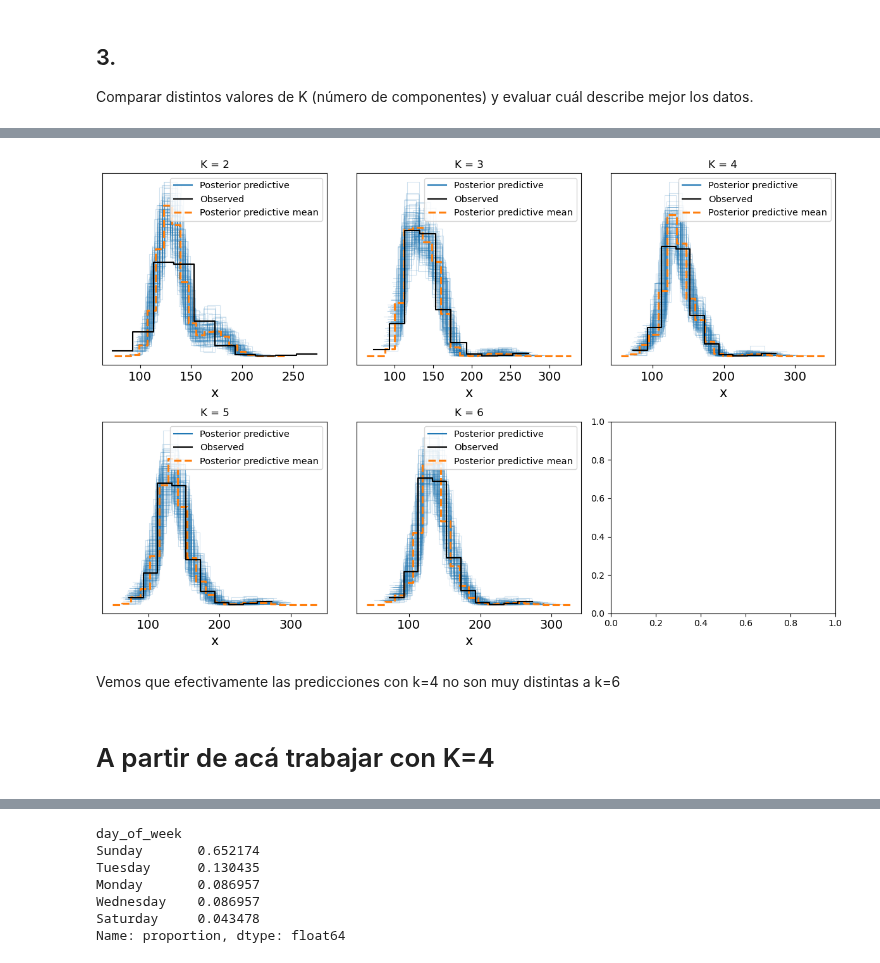
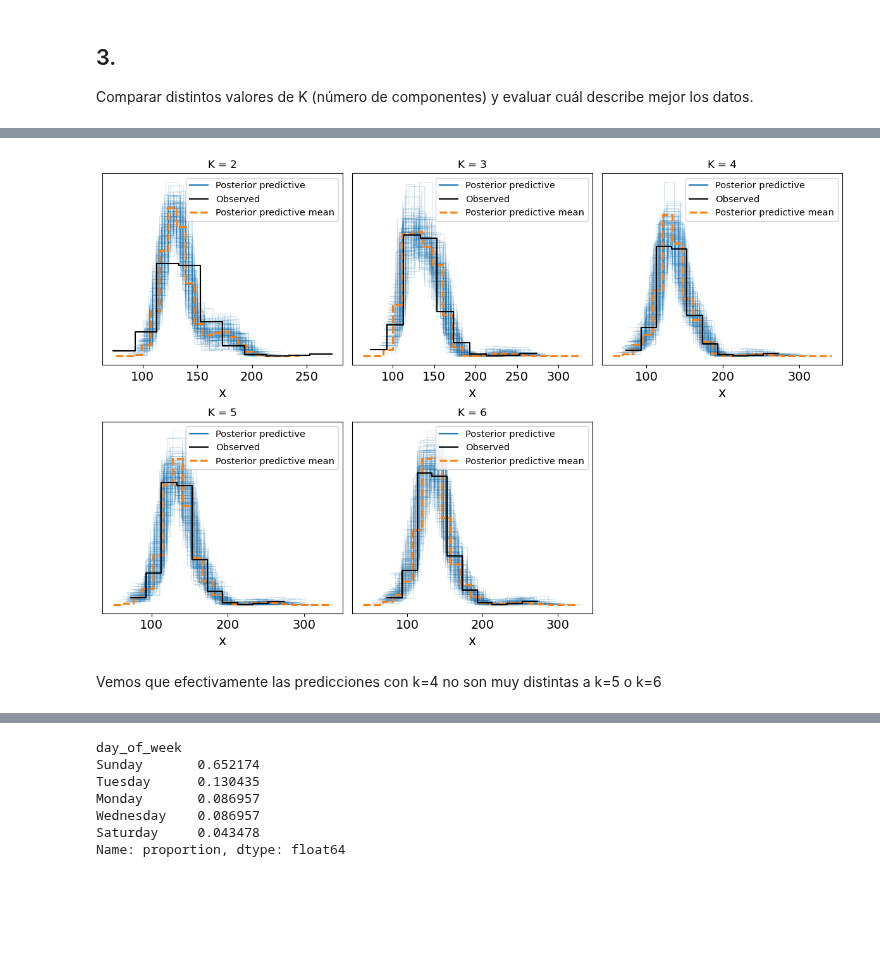
Before and after one commit to nazarenomm/Grupo4-TPI-EeI2, a Jupyter notebook: Parte2/parte_2_v3.ipynb, the cells around one changed output, grey strips where cells are left out. Cells and saved outputs as stored; diff of their text form; code cells hidden in the pictures; blank space fills up the shorter version.

```diff
--- a/Parte2/parte_2_v3.ipynb
+++ b/Parte2/parte_2_v3.ipynb
@@ -250,6 +250,6 @@ Por este momtivo se seleccionó el modelo con 4 componentes, que ofrece un buen
 for i, k in enumerate(Ks):
     modelo = modelos[i]
     idata = idatas[i]
-    pm.sample_posterior_predictive(idata, model=modelo, random_seed=SEED, extend_inferencedata=True)
+    pm.sample_posterior_predictive(idata, model=modelo, random_seed=SEED, extend_inferencedata=True, progressbar=False)
 # %% [output]
 Sampling: [x]
@@ -268,15 +260,15 @@ Sampling: [x]
 # %%
 fig, axes = plt.subplots(2, 3, figsize=(12, 8))
 
 axes = np.ravel(axes)
+fig.delaxes(axes[-1])
+
 for i, idata in enumerate(idatas):
     az.plot_ppc(idata, num_pp_samples=100, ax=axes[i])
     axes[i].set_title('K = {}'.format(Ks[i]))
 
 plt.tight_layout();
 # %% [output]
-[figure, old version]
+[figure, new version]
 # %% [markdown]
-Vemos que efectivamente las predicciones con k=4 no son muy distintas a k=6
+Vemos que efectivamente las predicciones con k=4 no son muy distintas a k=5 o k=6
-# %% [markdown]
-# A partir de acá trabajar con K=4
```
Also changed, not shown: parts of 36 cells of this notebook.
